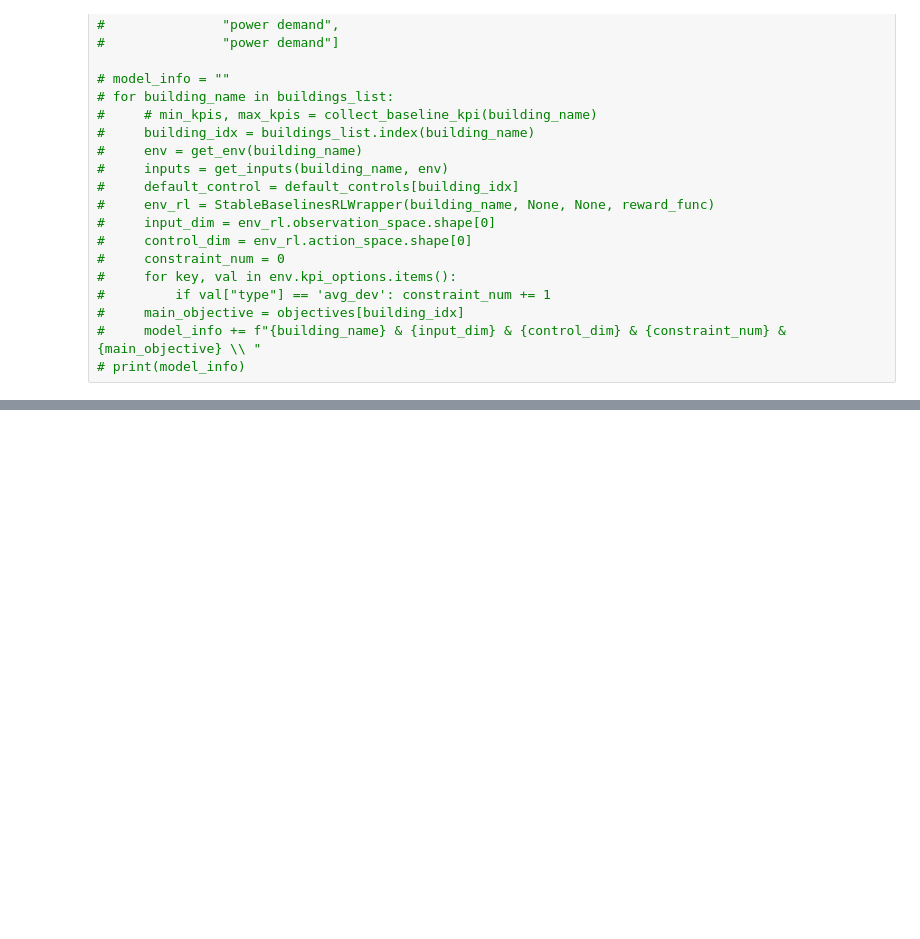
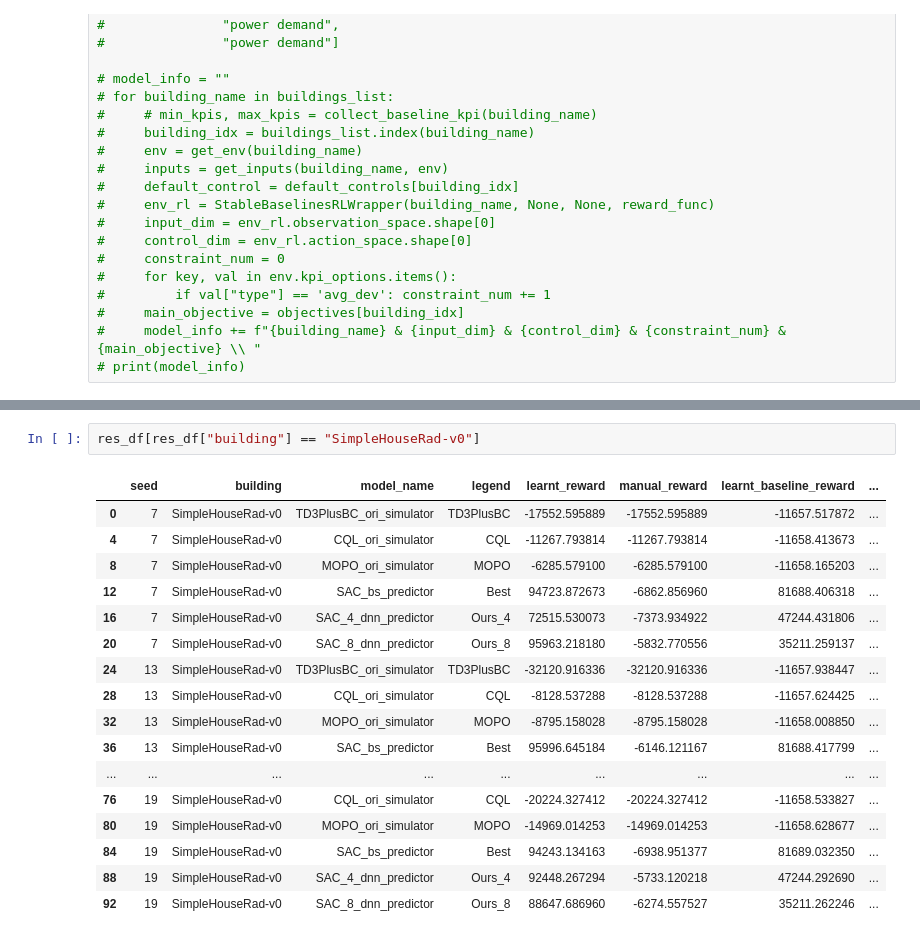
Before and after one commit to songCNMS/energym, a Jupyter notebook: result_stat.ipynb, the cells around one changed output, grey strips where cells are left out. Cells and saved outputs as stored; diff of their text form; blank space fills up the shorter version.

```diff
--- a/result_stat.ipynb
+++ b/result_stat.ipynb
@@ -75,3 +87,23 @@ res_df.head()
+# %%
+res_df[res_df["building"] == "SimpleHouseRad-v0"]
+# %% [output]
+|  | seed | building | model_name | legend | learnt_reward | manual_reward | learnt_baseline_reward | ... |
+| 0 | 7 | SimpleHouseRad-v0 | TD3PlusBC_ori_simulator | TD3PlusBC | -17552.595889 | -17552.595889 | -11657.517872 | ... |
+| 4 | 7 | SimpleHouseRad-v0 | CQL_ori_simulator | CQL | -11267.793814 | -11267.793814 | -11658.413673 | ... |
+| 8 | 7 | SimpleHouseRad-v0 | MOPO_ori_simulator | MOPO | -6285.579100 | -6285.579100 | -11658.165203 | ... |
+| 12 | 7 | SimpleHouseRad-v0 | SAC_bs_predictor | Best | 94723.872673 | -6862.856960 | 81688.406318 | ... |
+| 16 | 7 | SimpleHouseRad-v0 | SAC_4_dnn_predictor | Ours_4 | 72515.530073 | -7373.934922 | 47244.431806 | ... |
+| 20 | 7 | SimpleHouseRad-v0 | SAC_8_dnn_predictor | Ours_8 | 95963.218180 | -5832.770556 | 35211.259137 | ... |
+| 24 | 13 | SimpleHouseRad-v0 | TD3PlusBC_ori_simulator | TD3PlusBC | -32120.916336 | -32120.916336 | -11657.938447 | ... |
+| 28 | 13 | SimpleHouseRad-v0 | CQL_ori_simulator | CQL | -8128.537288 | -8128.537288 | -11657.624425 | ... |
+| 32 | 13 | SimpleHouseRad-v0 | MOPO_ori_simulator | MOPO | -8795.158028 | -8795.158028 | -11658.008850 | ... |
+| 36 | 13 | SimpleHouseRad-v0 | SAC_bs_predictor | Best | 95996.645184 | -6146.121167 | 81688.417799 | ... |
+| ... | ... | ... | ... | ... | ... | ... | ... | ... |
+| 76 | 19 | SimpleHouseRad-v0 | CQL_ori_simulator | CQL | -20224.327412 | -20224.327412 | -11658.533827 | ... |
+| 80 | 19 | SimpleHouseRad-v0 | MOPO_ori_simulator | MOPO | -14969.014253 | -14969.014253 | -11658.628677 | ... |
+| 84 | 19 | SimpleHouseRad-v0 | SAC_bs_predictor | Best | 94243.134163 | -6938.951377 | 81689.032350 | ... |
+| 88 | 19 | SimpleHouseRad-v0 | SAC_4_dnn_predictor | Ours_4 | 92448.267294 | -5733.120218 | 47244.292690 | ... |
+| 92 | 19 | SimpleHouseRad-v0 | SAC_8_dnn_predictor | Ours_8 | 88647.686960 | -6274.557527 | 35211.262246 | ... |
 # %%
 import numpy as np
 cols = res_df.columns.tolist()
```
Also changed, not shown: parts of 5 cells of this notebook, 3 other files.
